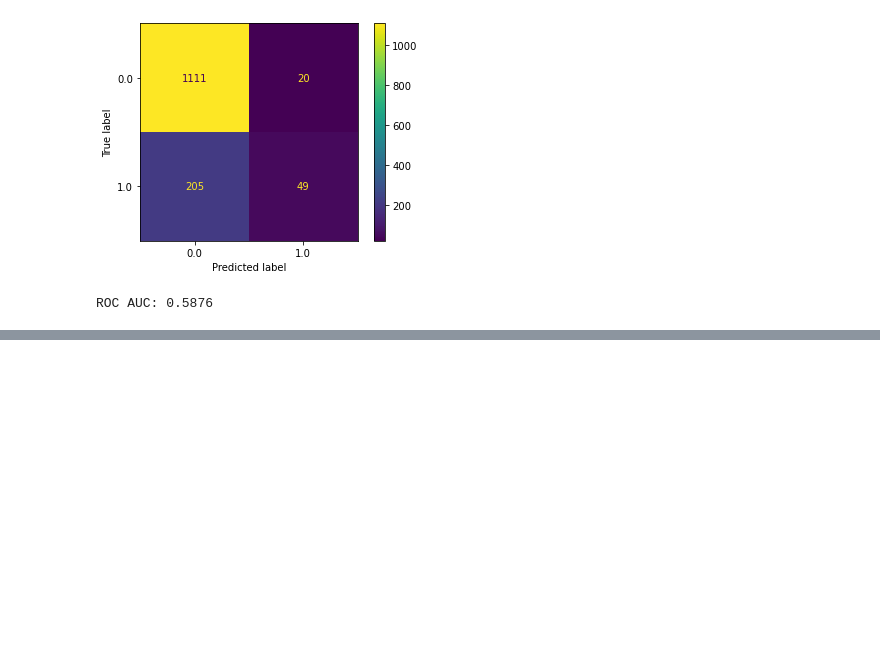
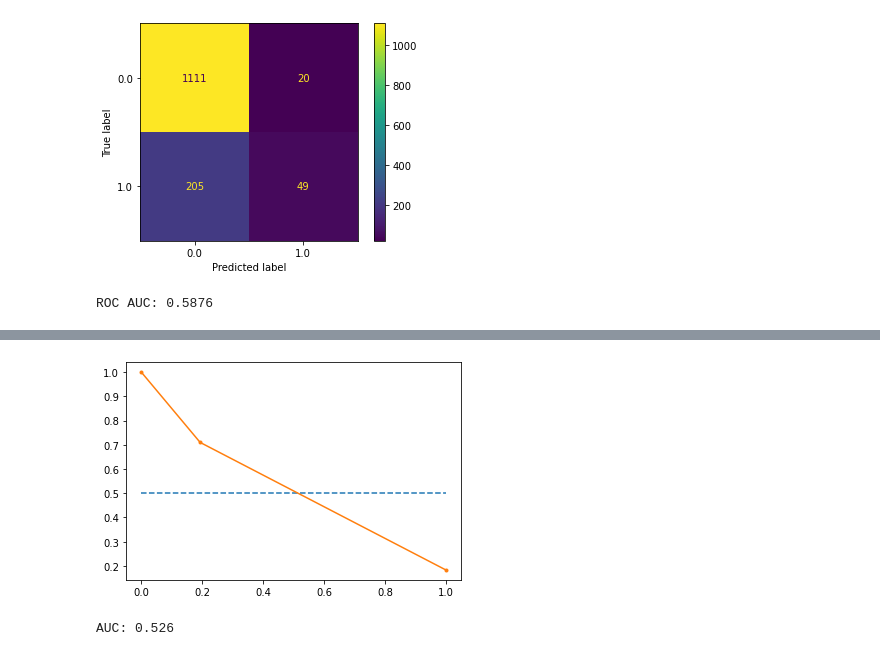
Before and after one commit to eccemerrin/Heart-Murmurs, a Jupyter notebook: TV/classification of TV-XGBoost-with threshold-0.0001.ipynb, the cells around one changed output, grey strips where cells are left out. Cells and saved outputs as stored; diff of their text form; code cells hidden in the pictures; blank space fills up the shorter version.

Commit message:
week 2.5
* trial for recall precision for imbalanced data

```diff
--- a/TV/classification of TV-XGBoost-with threshold-0.0001.ipynb
+++ b/TV/classification of TV-XGBoost-with threshold-0.0001.ipynb
@@ -142,0 +133,10 @@ ROC AUC: 0.5876
+# %%
+precision, recall, thresholds = precision_recall_curve(y_valid_, yhat)
+auc_score = auc(recall, precision)
+plt.plot([0, 1], [0.5, 0.5], linestyle='--')
+plt.plot(recall, precision, marker='.')
+plt.show()
+print('AUC: %.3f' % auc_score)
+# %% [output]
+[figure, added]
+AUC: 0.526
```
Also changed, not shown: parts of 4 cells of this notebook.
